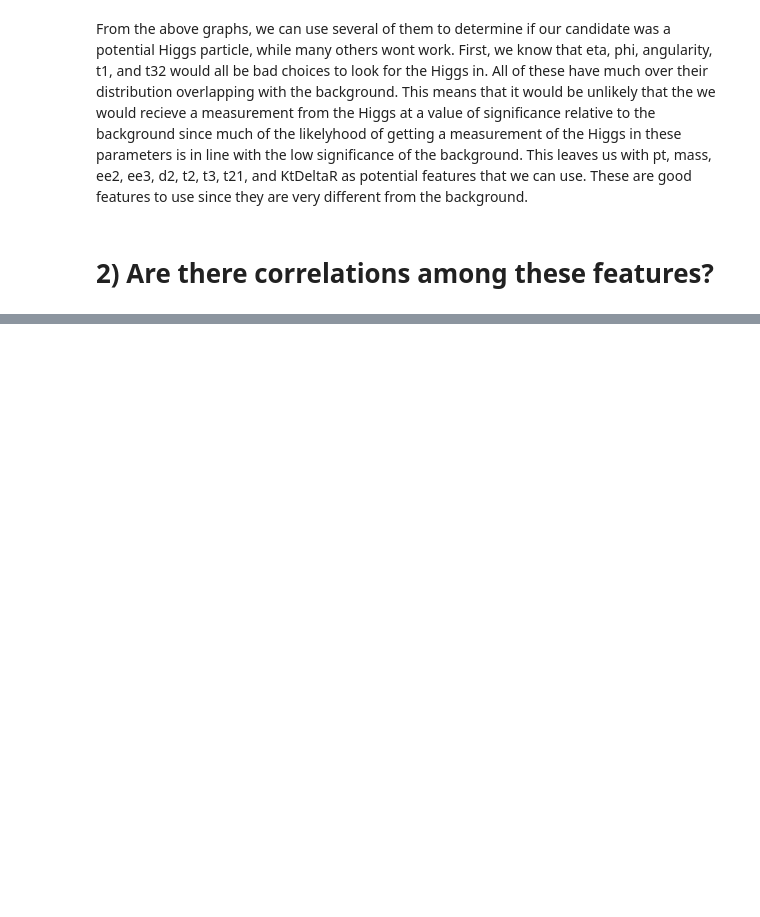
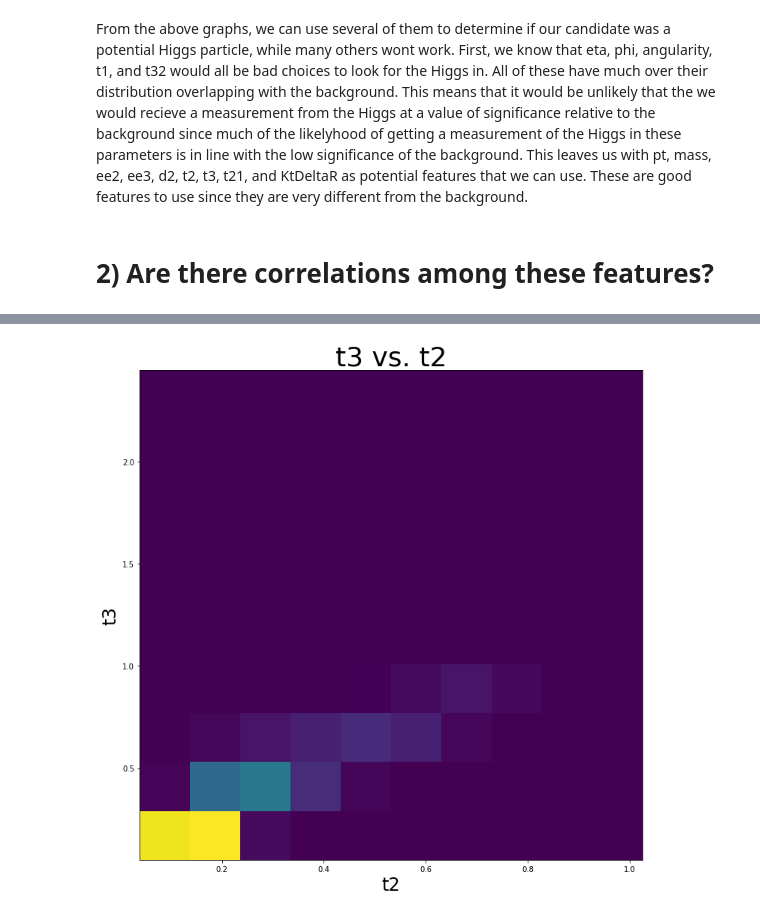
Before and after one commit to WyattOtsuka/PHYS434, a Jupyter notebook: lab5.ipynb, the cells around one changed output, grey strips where cells are left out. Saved outputs shown, nothing was run; the diff lists cells and outputs as text; code cells hidden in the pictures; blank space fills up the shorter version.

```diff
--- a/lab5.ipynb
+++ b/lab5.ipynb
@@ -45,0 +74,11 @@ plt.show()
+# %%
+plt.rcParams["figure.figsize"] = (12,12)
+
+plt.hist2d(higgs["t3"], higgs["t2"])
+plt.title("t3 vs. t2", fontsize = 36)
+plt.ylabel("t3", fontsize = 24)
+plt.xlabel("t2", fontsize = 24)
+
+plt.show()
+# %% [output]
+[figure, added]
```
Also changed, not shown: parts of 6 cells of this notebook.
